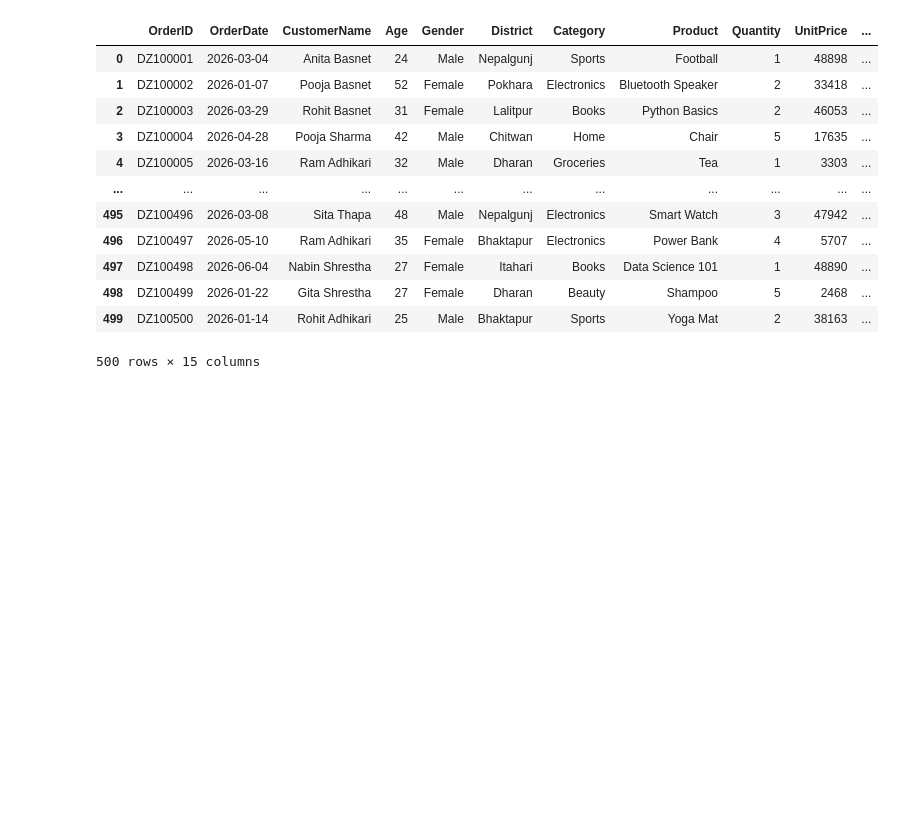
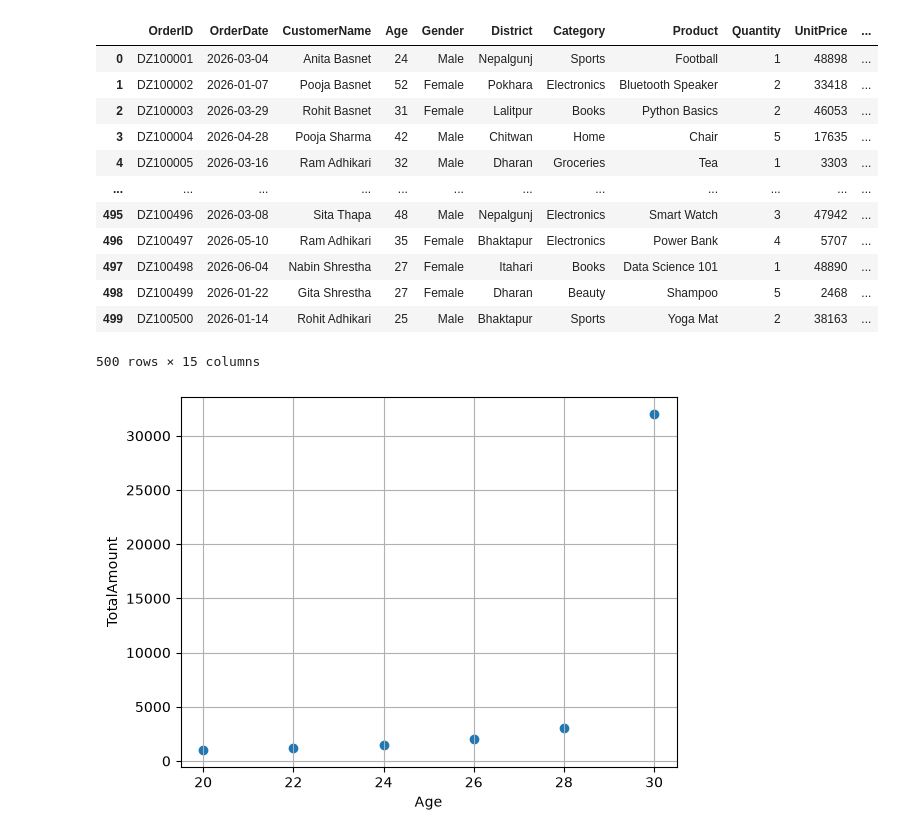
Before and after one commit to Ishann77ojhaa/Data_Analysis, a Jupyter notebook: matplotlib.ipynb, the cells around one changed output. Drawn from its saved outputs; the diff is of its cells as text; code cells hidden in the pictures; blank space fills up the shorter version.

Commit message:
Histogram Scatter plot

```diff
--- a/matplotlib.ipynb
+++ b/matplotlib.ipynb
@@ -124,3 +125,20 @@ dd
 | 498 | DZ100499 | 2026-01-22 | Gita Shrestha | 27 | Female | Dharan | Beauty | Shampoo | 5 | 2468 | ... |
 | 499 | DZ100500 | 2026-01-14 | Rohit Adhikari | 25 | Male | Bhaktapur | Sports | Yoga Mat | 2 | 38163 | ... |
 500 rows × 15 columns
+# %%
+#scatter plot
+
+data = {
+    "Age" : [20,22,24,26,28,30],
+    "TotalAmount" : [1000,1200,1500,2000,3000,32000]
+}
+
+dfd = pd.DataFrame(data)
+
+plt.scatter(dfd["Age"], dfd["TotalAmount"])
+plt.xlabel("Age")
+plt.ylabel("TotalAmount")
+plt.grid(True)
+plt.show()
+# %% [output]
+[figure, added]
```
Also changed, not shown: parts of 4 cells of this notebook.
